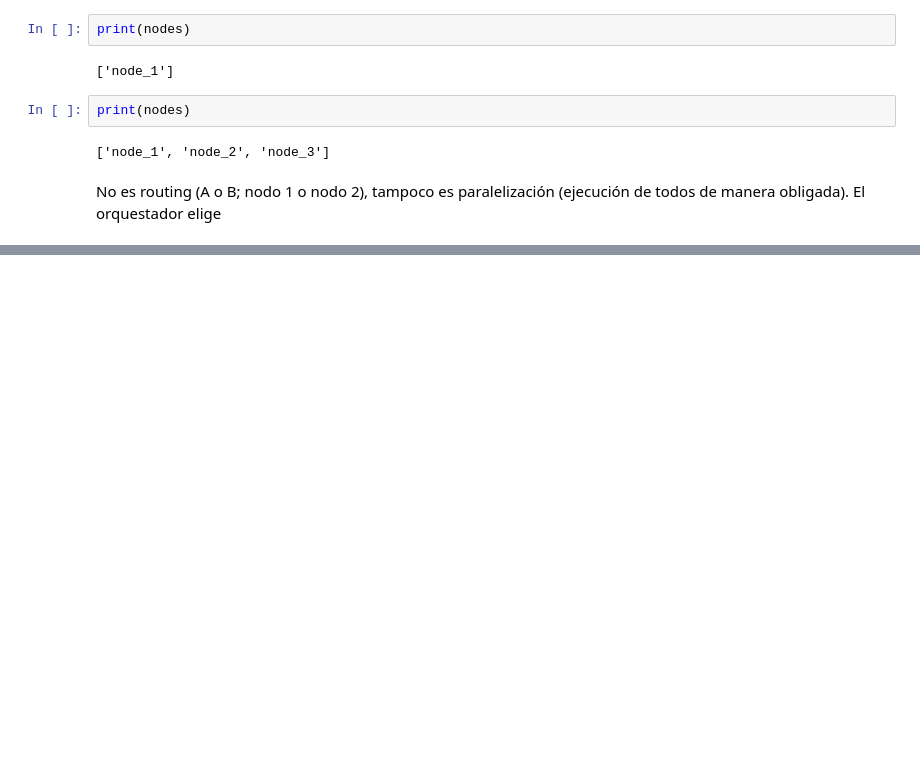
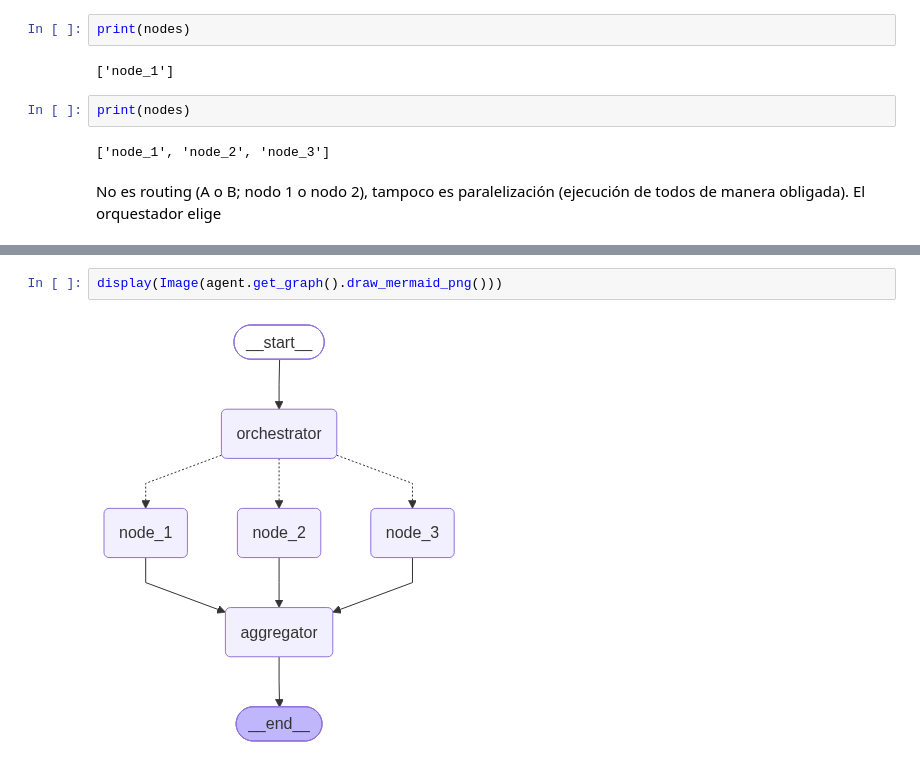
Before and after one commit to sergiomorapardo/AdvancedGenAI, a Jupyter notebook: notebooks/L16-Orchestrator.ipynb, the cells around one changed output, grey strips where cells are left out. Drawn from its saved outputs; the diff is of its cells as text; blank space fills up the shorter version.

```diff
--- a/notebooks/L16-Orchestrator.ipynb
+++ b/notebooks/L16-Orchestrator.ipynb
@@ -73,0 +130,4 @@ No es routing (A o B; nodo 1 o nodo 2), tampoco es paralelización (ejecución d
+# %%
+display(Image(agent.get_graph().draw_mermaid_png()))
+# %% [output]
+[figure, added]
```
Also changed, not shown: parts of 1 cell of this notebook.
